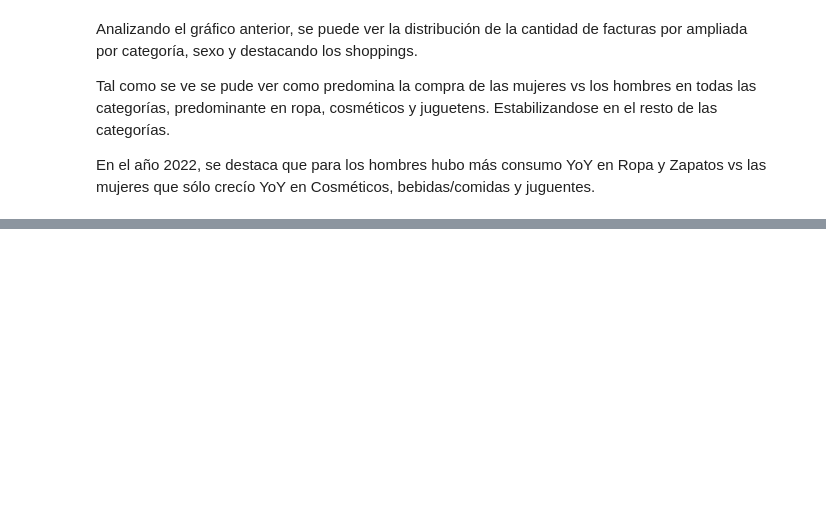
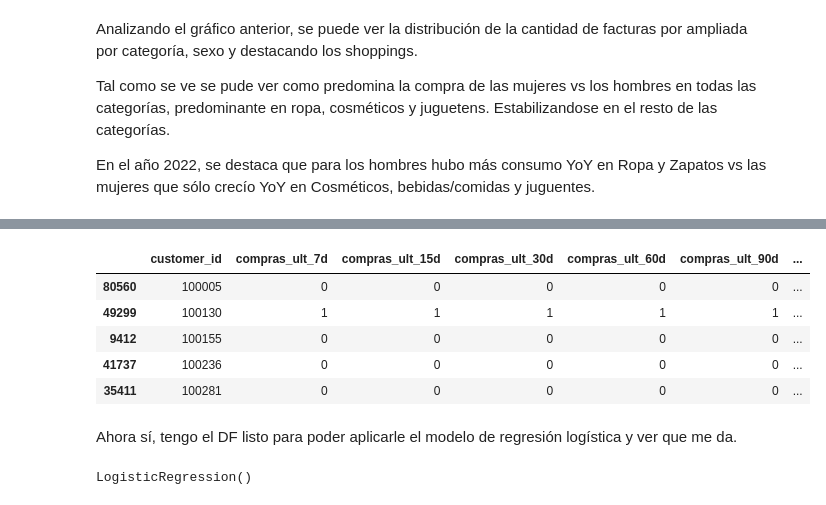
Before and after one commit to aurocca/coderhouse-2025-ds1, a Jupyter notebook: ProyectoDSParte1_Rocca.ipynb, the cells around one changed output, grey strips where cells are left out. Cells and saved outputs as stored; diff of their text form; code cells hidden in the pictures; blank space fills up the shorter version.

```diff
--- a/ProyectoDSParte1_Rocca.ipynb
+++ b/ProyectoDSParte1_Rocca.ipynb
@@ -280,0 +272,24 @@ Me queda pendiente hacer los grupos por las demás ventanas y luego hacer el one
+# %%
+# Calculo el inicio / fin del target asociado a la fecha_control que son los 30 días antes de la máxima fecha que tengo.
+fecha_objetivo_inicio = fecha_control + pd.Timedelta(days=1)
+fecha_objetivo_fin = fecha_control + pd.Timedelta(days=30)
+
+df['target_30d'] = df.groupby('customer_id')['invoice_date'].transform(
+    lambda x: ((x >= fecha_objetivo_inicio) & (x <= fecha_objetivo_fin)).any()
+).astype(int)
+# %%
+#Me quedo con una fila por cliente y elimino las columnas que sean duplicadas para tener una fila por cliente.
+nuevas_columnas = [f'compras_ult_{v}d' for v in ventanas] + ['target_30d']
+df_modelo = df[df['invoice_date'] >= fecha_control][['customer_id'] + nuevas_columnas].drop_duplicates()
+# %%
+#Veo como me quedó el DF
+df_modelo.head()
+# %% [output]
+|  | customer_id | compras_ult_7d | compras_ult_15d | compras_ult_30d | compras_ult_60d | compras_ult_90d | ... |
+| 80560 | 100005 | 0 | 0 | 0 | 0 | 0 | ... |
+| 49299 | 100130 | 1 | 1 | 1 | 1 | 1 | ... |
+| 9412 | 100155 | 0 | 0 | 0 | 0 | 0 | ... |
+| 41737 | 100236 | 0 | 0 | 0 | 0 | 0 | ... |
+| 35411 | 100281 | 0 | 0 | 0 | 0 | 0 | ... |
+# %% [markdown]
+Ahora sí, tengo el DF listo para poder aplicarle el modelo de regresión logística y ver que me da.
@@ -280,0 +307,8 @@ Me queda pendiente hacer los grupos por las demás ventanas y luego hacer el one
+# %%
+# Crear el modelo
+model = LogisticRegression()
+
+# Entrenar
+model.fit(X_train, y_train)
+# %% [output]
+LogisticRegression()
```
Also changed, not shown: parts of 17 cells of this notebook.
